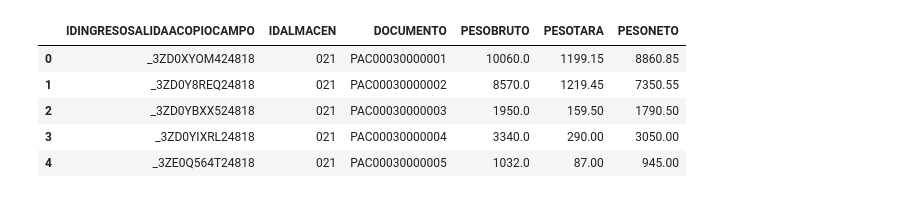
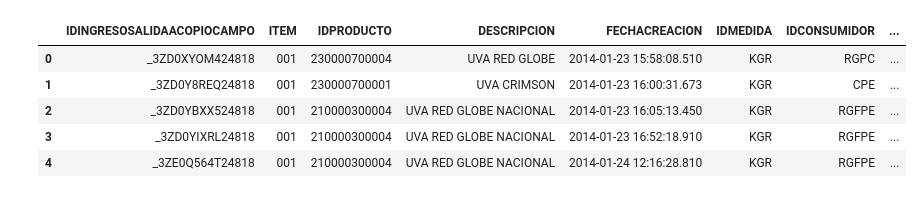
Before and after one commit to EvelynAncajimaMinguillo/ACP, a Jupyter notebook: GraficosMatplotlib/OrdenarDatosParaDF.ipynb, the cells around one changed output. Cells and saved outputs as stored; diff of their text form; code cells hidden in the pictures.

```diff
--- a/GraficosMatplotlib/OrdenarDatosParaDF.ipynb
+++ b/GraficosMatplotlib/OrdenarDatosParaDF.ipynb
@@ -1,28 +1,28 @@
 # %%
 import pyodbc
 cnxn = pyodbc.connect("Driver={SQL Server Native Client 11.0};"
                       "Server=DESKTOP-N30S4RA;"
                       "Database=Nisira_ACP;"
                       "Trusted_Connection=yes;")
 import pandas as pd
 df_consumidor = pd.read_sql_query('select IDCONSUMIDOR, TIPO ,JERARQUIA, DESCRIPCION, IDCCOSTO, AREA,IDNIVELCONSUMIDOR'
                                   + ' from CONSUMIDOR', cnxn)
 
 df_isac = pd.read_sql_query('SELECT IDINGRESOSALIDAACOPIOCAMPO, IDALMACEN, IDDOCUMENTO + SERIE + NUMERO AS DOCUMENTO,'
                             + 'PESOBRUTO, PESOTARA, PESONETO FROM INGRESOSALIDAACOPIOCAMPO',cnxn)
 
-df_disac= pd.read_sql_query('SELECT IDINGRESOSALIDAACOPIOCAMPO,ITEM, IDPRODUCTO,DESCRIPCION, FECHACREACION, IDMEDIDA,'
-                            + 'IDCONSUMIDOR, IDCAMPANA, IDEMPAQUE, PESOBRUTO, PESOTARA, PESONETO,NROJABAS,IDCULTIVO,'
-                            + 'IDVARIEDAD,DSC_VARIEDAD FROM DINGRESOSALIDAACOPIOCAMPO', cnxn)
+df_disac= pd.read_sql_query("SELECT IDINGRESOSALIDAACOPIOCAMPO,ITEM, IDPRODUCTO,DESCRIPCION, FECHACREACION, IDMEDIDA,"
+                            + "IDCONSUMIDOR, IDCAMPANA, IDEMPAQUE, PESOBRUTO, PESOTARA, PESONETO,NROJABAS,IDCULTIVO,"
+                            + "IDVARIEDAD,DSC_VARIEDAD FROM DINGRESOSALIDAACOPIOCAMPO", cnxn)
 
 df_productos = pd.read_sql_query("SELECT IDPRODUCTO, ES_DESCARTE,ES_TERMINADO, IDGRUPO,IDSUBGRUPO,PARA_EXPORTACION,"
                                  + "DESCRIPCION, IDMEDIDA, IDCONDICION, IDINSUMO, IDTALLA,IDCULTIVO, IDVARIEDAD"
                                  + " FROM PRODUCTOS where IDGRUPO in ('2100', '2101', '2300')",cnxn)
-df_isac.head(5)
+df_disac.head(5)
 # %% [output]
-|  | IDINGRESOSALIDAACOPIOCAMPO | IDALMACEN | DOCUMENTO | PESOBRUTO | PESOTARA | PESONETO |
-| 0 | _3ZD0XYOM424818 | 021 | PAC00030000001 | 10060.0 | 1199.15 | 8860.85 |
-| 1 | _3ZD0Y8REQ24818 | 021 | PAC00030000002 | 8570.0 | 1219.45 | 7350.55 |
-| 2 | _3ZD0YBXX524818 | 021 | PAC00030000003 | 1950.0 | 159.50 | 1790.50 |
-| 3 | _3ZD0YIXRL24818 | 021 | PAC00030000004 | 3340.0 | 290.00 | 3050.00 |
-| 4 | _3ZE0Q564T24818 | 021 | PAC00030000005 | 1032.0 | 87.00 | 945.00 |
+|  | IDINGRESOSALIDAACOPIOCAMPO | ITEM | IDPRODUCTO | DESCRIPCION | FECHACREACION | IDMEDIDA | IDCONSUMIDOR | ... |
+| 0 | _3ZD0XYOM424818 | 001 | 230000700004 | UVA RED GLOBE | 2014-01-23 15:58:08.510 | KGR | RGPC | ... |
+| 1 | _3ZD0Y8REQ24818 | 001 | 230000700001 | UVA CRIMSON | 2014-01-23 16:00:31.673 | KGR | CPE | ... |
+| 2 | _3ZD0YBXX524818 | 001 | 210000300004 | UVA RED GLOBE NACIONAL | 2014-01-23 16:05:13.450 | KGR | RGFPE | ... |
+| 3 | _3ZD0YIXRL24818 | 001 | 210000300004 | UVA RED GLOBE NACIONAL | 2014-01-23 16:52:18.910 | KGR | RGFPE | ... |
+| 4 | _3ZE0Q564T24818 | 001 | 210000300004 | UVA RED GLOBE NACIONAL | 2014-01-24 12:16:28.810 | KGR | RGFPE | ... |
```
Also changed, not shown: parts of 15 cells of this notebook, 1 other file.
